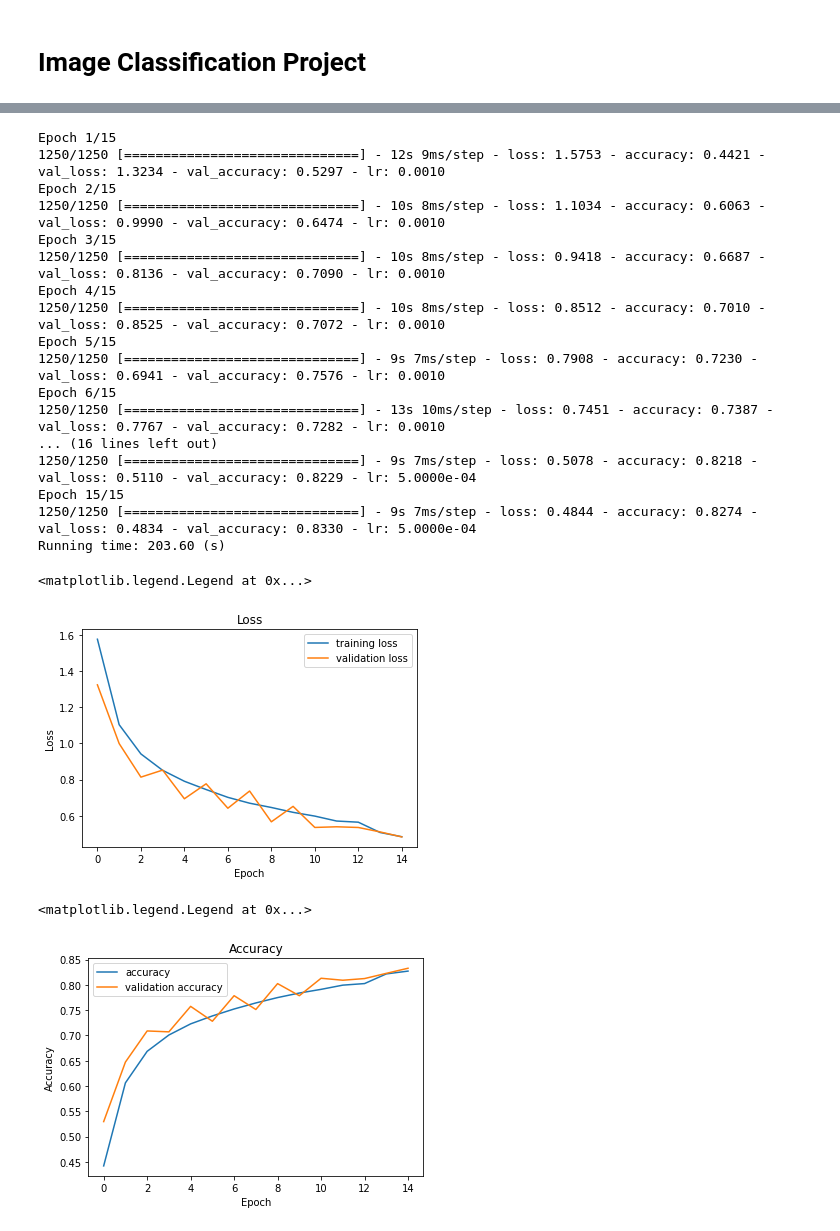
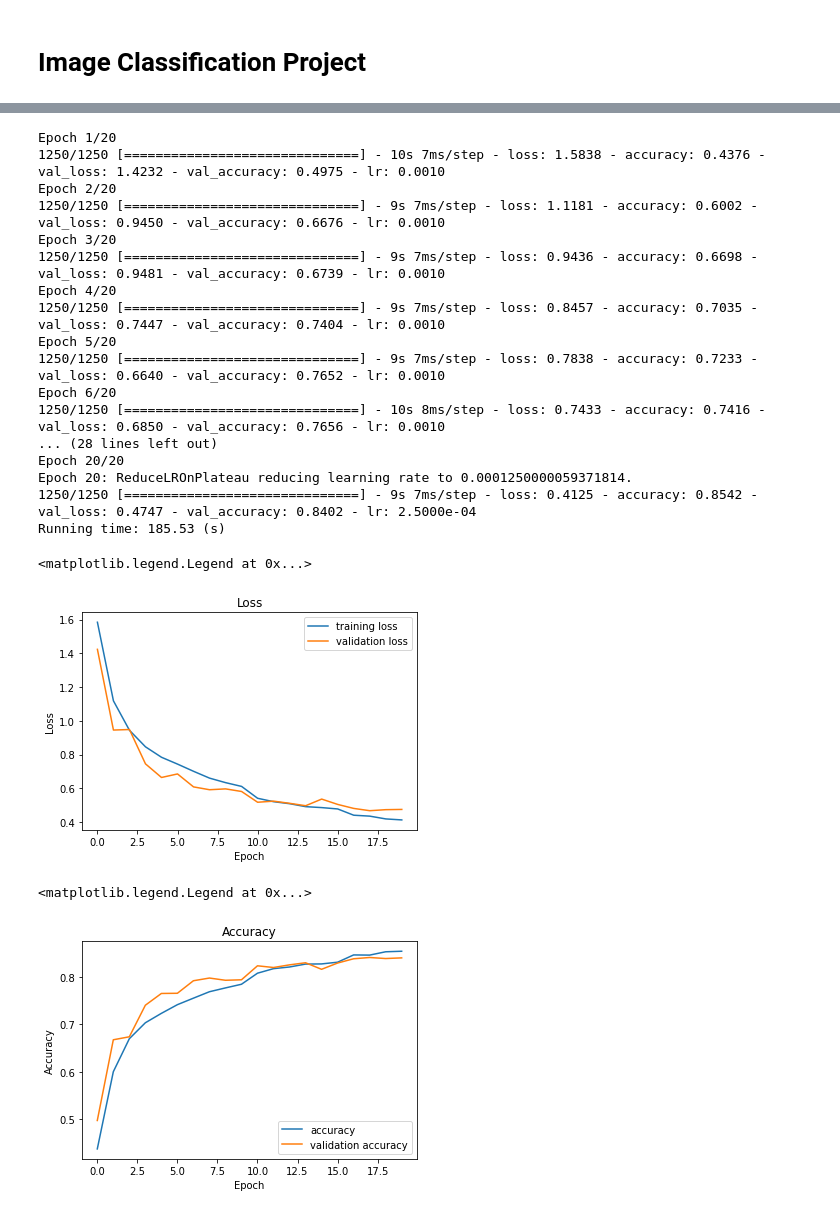
Before and after one commit to huynhspm/Basic_ML, a Jupyter notebook: Image Classification/Cifar10_Project.ipynb, the cells around one changed output, grey strips where cells are left out. Drawn from its saved outputs; the diff is of its cells as text; code cells hidden in the pictures.

```diff
--- a/Image Classification/Cifar10_Project.ipynb
+++ b/Image Classification/Cifar10_Project.ipynb
@@ -122,30 +118,36 @@ _________________________________________________________________
 # %%
 # 6. train model
 start_time = time.time()
-H = model.fit(X_train, y_train, validation_split=0.2, batch_size=32, epochs=15, verbose=1, callbacks=[earlystop,learning_rate_reduction])
+
+numOfEpoch = 20
+earlystop = EarlyStopping(patience = 10)
+learning_rate_reduction = ReduceLROnPlateau(monitor = 'val_accuracy', patience = 2,
+                                            verbose = 1,factor = 0.5,min_lr = 0.00001)
+
+H = model.fit(X_train, y_train, validation_split=0.2, batch_size=32, epochs=numOfEpoch,
+              verbose=1, callbacks=[earlystop,learning_rate_reduction])
 end_time = time.time()
 print("Running time: %.2f (s)" % (end_time - start_time))
 # %% [output]
-Epoch 1/15
-1250/1250 [==============================] - 12s 9ms/step - loss: 1.5753 - accuracy: 0.4421 - val_loss: 1.3234 - val_accuracy: 0.5297 - lr: 0.0010
-Epoch 2/15
-1250/1250 [==============================] - 10s 8ms/step - loss: 1.1034 - accuracy: 0.6063 - val_loss: 0.9990 - val_accuracy: 0.6474 - lr: 0.0010
-Epoch 3/15
-1250/1250 [==============================] - 10s 8ms/step - loss: 0.9418 - accuracy: 0.6687 - val_loss: 0.8136 - val_accuracy: 0.7090 - lr: 0.0010
-Epoch 4/15
-1250/1250 [==============================] - 10s 8ms/step - loss: 0.8512 - accuracy: 0.7010 - val_loss: 0.8525 - val_accuracy: 0.7072 - lr: 0.0010
-Epoch 5/15
-1250/1250 [==============================] - 9s 7ms/step - loss: 0.7908 - accuracy: 0.7230 - val_loss: 0.6941 - val_accuracy: 0.7576 - lr: 0.0010
-Epoch 6/15
-1250/1250 [==============================] - 13s 10ms/step - loss: 0.7451 - accuracy: 0.7387 - val_loss: 0.7767 - val_accuracy: 0.7282 - lr: 0.0010
-... (16 lines left out)
-1250/1250 [==============================] - 9s 7ms/step - loss: 0.5078 - accuracy: 0.8218 - val_loss: 0.5110 - val_accuracy: 0.8229 - lr: 5.0000e-04
-Epoch 15/15
-1250/1250 [==============================] - 9s 7ms/step - loss: 0.4844 - accuracy: 0.8274 - val_loss: 0.4834 - val_accuracy: 0.8330 - lr: 5.0000e-04
-Running time: 203.60 (s)
+Epoch 1/20
+1250/1250 [==============================] - 10s 7ms/step - loss: 1.5838 - accuracy: 0.4376 - val_loss: 1.4232 - val_accuracy: 0.4975 - lr: 0.0010
+Epoch 2/20
+1250/1250 [==============================] - 9s 7ms/step - loss: 1.1181 - accuracy: 0.6002 - val_loss: 0.9450 - val_accuracy: 0.6676 - lr: 0.0010
+Epoch 3/20
+1250/1250 [==============================] - 9s 7ms/step - loss: 0.9436 - accuracy: 0.6698 - val_loss: 0.9481 - val_accuracy: 0.6739 - lr: 0.0010
+Epoch 4/20
+1250/1250 [==============================] - 9s 7ms/step - loss: 0.8457 - accuracy: 0.7035 - val_loss: 0.7447 - val_accuracy: 0.7404 - lr: 0.0010
+Epoch 5/20
+1250/1250 [==============================] - 9s 7ms/step - loss: 0.7838 - accuracy: 0.7233 - val_loss: 0.6640 - val_accuracy: 0.7652 - lr: 0.0010
+Epoch 6/20
+1250/1250 [==============================] - 10s 8ms/step - loss: 0.7433 - accuracy: 0.7416 - val_loss: 0.6850 - val_accuracy: 0.7656 - lr: 0.0010
+... (28 lines left out)
+Epoch 20/20
+Epoch 20: ReduceLROnPlateau reducing learning rate to 0.0001250000059371814.
+1250/1250 [==============================] - 9s 7ms/step - loss: 0.4125 - accuracy: 0.8542 - val_loss: 0.4747 - val_accuracy: 0.8402 - lr: 2.5000e-04
+Running time: 185.53 (s)
 # %%
 # 7. Vẽ đồ thị loss của traning set và validation set
-numOfEpoch = 15
 plt.plot(np.arange(0, numOfEpoch), H.history['loss'], label='training loss')
 plt.plot(np.arange(0, numOfEpoch), H.history['val_loss'], label='validation loss')
 plt.title('Loss')
@@ -154,19 +156,18 @@ plt.ylabel('Loss')
 plt.legend()
 # %% [output]
 <matplotlib.legend.Legend at 0x...>
-[figure, old version]
+[figure, new version]
 # %%
 # 8. Vẽ đồ thị accuracy của traning set và validation set
-numOfEpoch = 15
 plt.plot(np.arange(0, numOfEpoch), H.history['accuracy'], label='accuracy')
 plt.plot(np.arange(0, numOfEpoch), H.history['val_accuracy'], label='validation accuracy')
 plt.title('Accuracy')
 plt.xlabel('Epoch')
 plt.ylabel('Accuracy')
 plt.legend()
 # %% [output]
 <matplotlib.legend.Legend at 0x...>
-[figure, old version]
+[figure, new version]
 # %%
 # 9.Đánh giá model với testset
 start_time = time.time()
```
Also changed, not shown: parts of 8 cells of this notebook.
